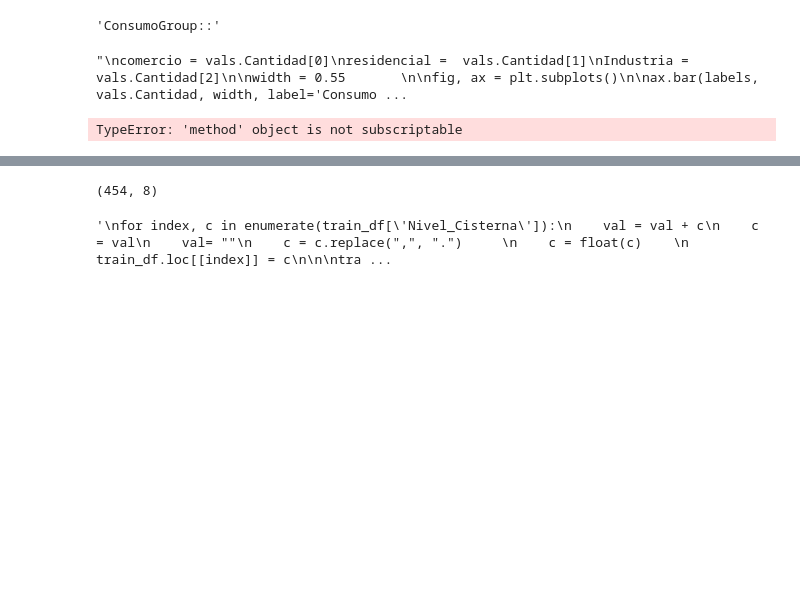
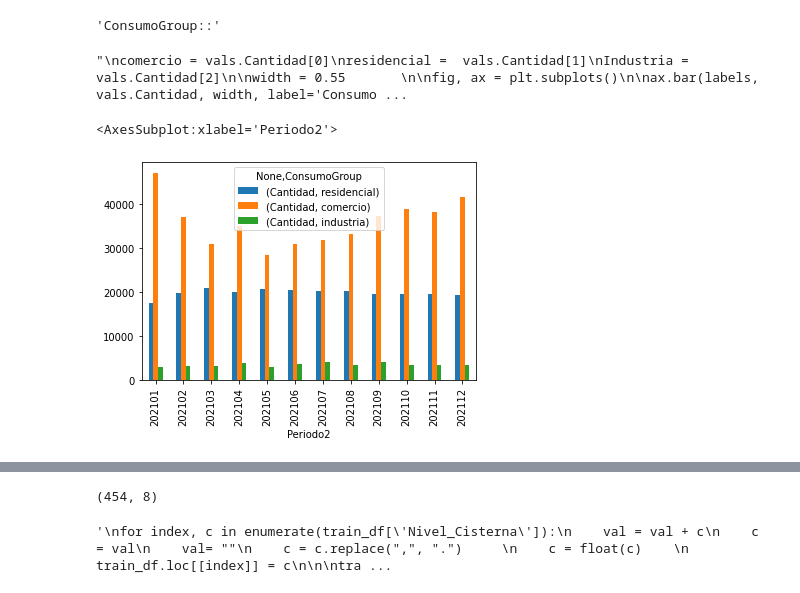
Before and after one commit to miguelsquillari/coop_hidrica, a Jupyter notebook: coop_hidrica.ipynb, the cells around one changed output, grey strips where cells are left out. Saved outputs shown, nothing was run; the diff lists cells and outputs as text; code cells hidden in the pictures; blank space fills up the shorter version.

Commit message:
Analisis de consumo por categoria graficada

```diff
--- a/coop_hidrica.ipynb
+++ b/coop_hidrica.ipynb
@@ -272,11 +272,9 @@ plt.show()"""
 # %%
 consumo_categ = train_consumo.where((train_consumo.Fecha > '01/01/2021') & (train_consumo.Fecha < '31/12/2021'))\
 .groupby(by=['ConsumoGroup', 'Periodo2']).Consumo.agg(Cantidad=('sum'))\
-    .sort_values(by='Cantidad', ascending=False)
+    .sort_values(by='Cantidad', ascending=False).unstack('ConsumoGroup')
 
-#display(consumo_categ)
-# group by
-etiquetas = consumo_categ.keys
-display(etiquetas)
+consumo_categ.plot.bar()
 # %% [output]
-TypeError: 'method' object is not subscriptable
+<AxesSubplot:xlabel='Periodo2'>
+[figure, added]
```
Also changed, not shown: parts of 2 cells of this notebook.
